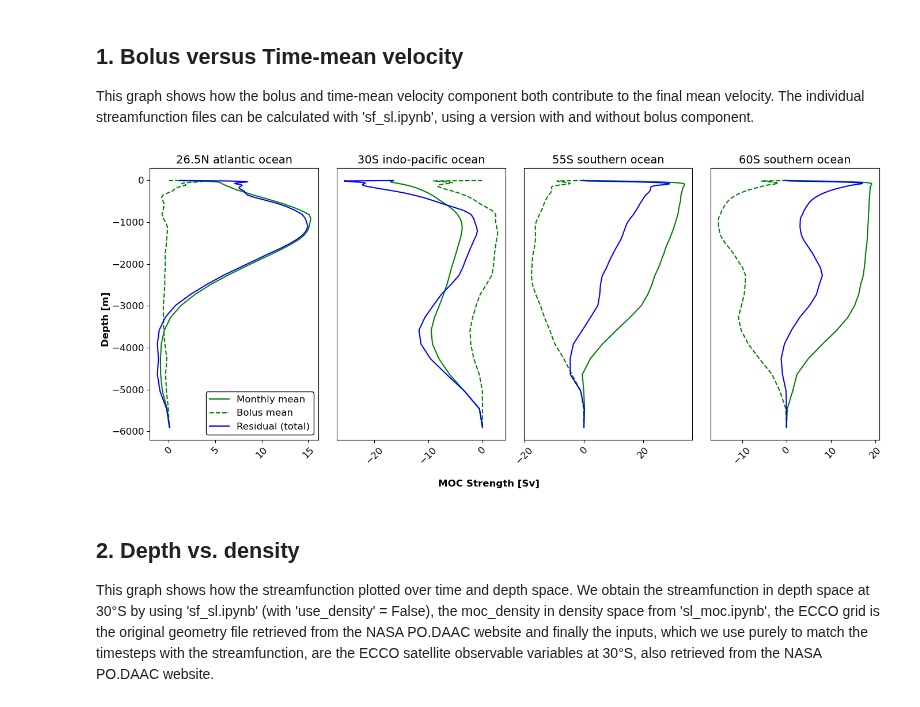
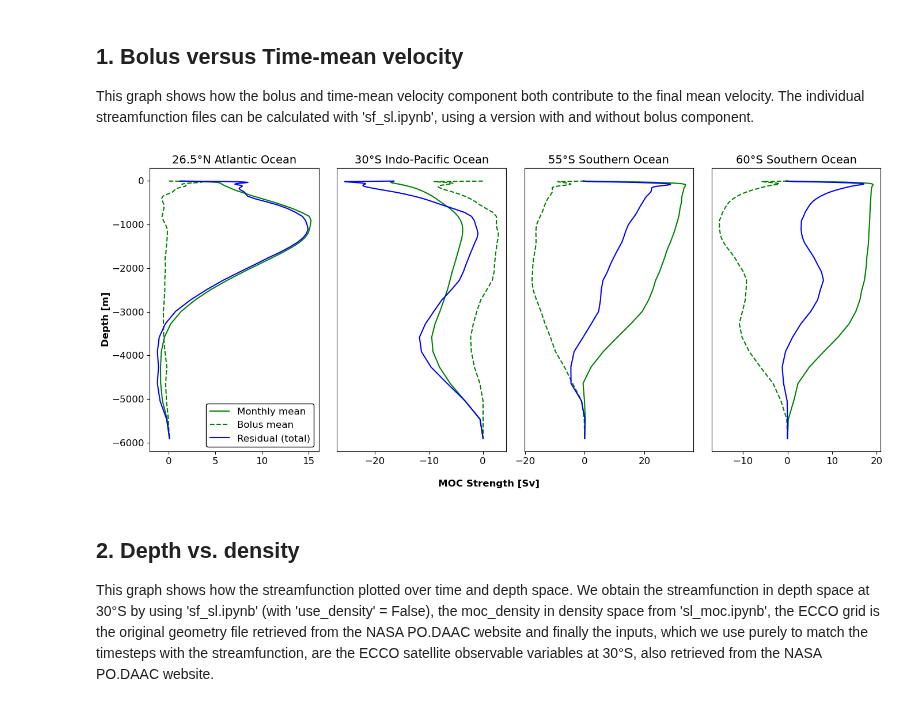
Before and after one commit to ai4er-cdt/OTP, a Jupyter notebook: notebooks/streamfunction/plotting_streamfunctions.ipynb, the cells around one changed output. Saved outputs shown, nothing was run; the diff lists cells and outputs as text; code cells hidden in the pictures.

```diff
--- a/notebooks/streamfunction/plotting_streamfunctions.ipynb
+++ b/notebooks/streamfunction/plotting_streamfunctions.ipynb
@@ -101,36 +101,35 @@ PSI_bol_55 = xr.open_dataset(os.path.join(OUTPUT_DIR, "55S", "PSI_bolus55S.nc"))
 PSI_bol_60 = xr.open_dataset(os.path.join(OUTPUT_DIR, "60S", "PSI_bolus60S.nc"))
 # %%
 PSIs = [(PSI_26, PSI_bol_26), (PSI_30, PSI_bol_30), (PSI_55, PSI_bol_55), (PSI_60, PSI_bol_60)]
-titles = ['26.5N atlantic ocean', '30S indo-pacific ocean', '55S southern ocean', '60S southern ocean']
+titles = ['26.5°N Atlantic Ocean', '30°S Indo-Pacific Ocean', '55°S Southern Ocean', '60°S Southern Ocean']
 
 fig = plt.figure(figsize=(14, 6), constrained_layout=True)
 
 for index, PSI_tuple in enumerate(PSIs):
 
     PSI, PSI_bol = PSI_tuple
 
     plt.subplot(1, 4, index+1)
     plt.plot(PSI['psi_moc'].mean("time"), PSI["Z"],
              color='green', label='Monthly mean')
     if PSI_bol is not None:
         plt.plot(PSI_bol['psi_moc'].mean("time"), PSI_bol["Z"],
                  linestyle='--', color='green', label='Bolus mean')
         plt.plot(PSI_bol['psi_moc'].mean("time")+PSI['psi_moc'].mean("time"), PSI_bol["Z"],
                  linestyle='-', color='blue', label='Residual (total)')
     if index == 0:
         plt.legend(loc = 'lower right', edgecolor = 'black', framealpha = 1, fontsize=12)
     else:
         plt.gca().get_yaxis().set_visible(False)
     plt.title(titles[index], fontsize=14)
     plt.tick_params(labelsize=12)
-    plt.xticks(rotation=45)
 fig.supxlabel("MOC Strength [Sv]", weight="bold")
 fig.supylabel("Depth [m]", weight="bold")
 plt.tight_layout()
 plt.savefig(f"C:/Users/aline/OTP/plots/bolusvsresidual.png", dpi=400)
 plt.show()
 # %% [output]
-[figure, old version]
+[figure, new version]
 # %% [markdown]
 ## 2. Depth vs. density
 
```
Also changed, not shown: parts of 3 cells of this notebook, 4 other files.
